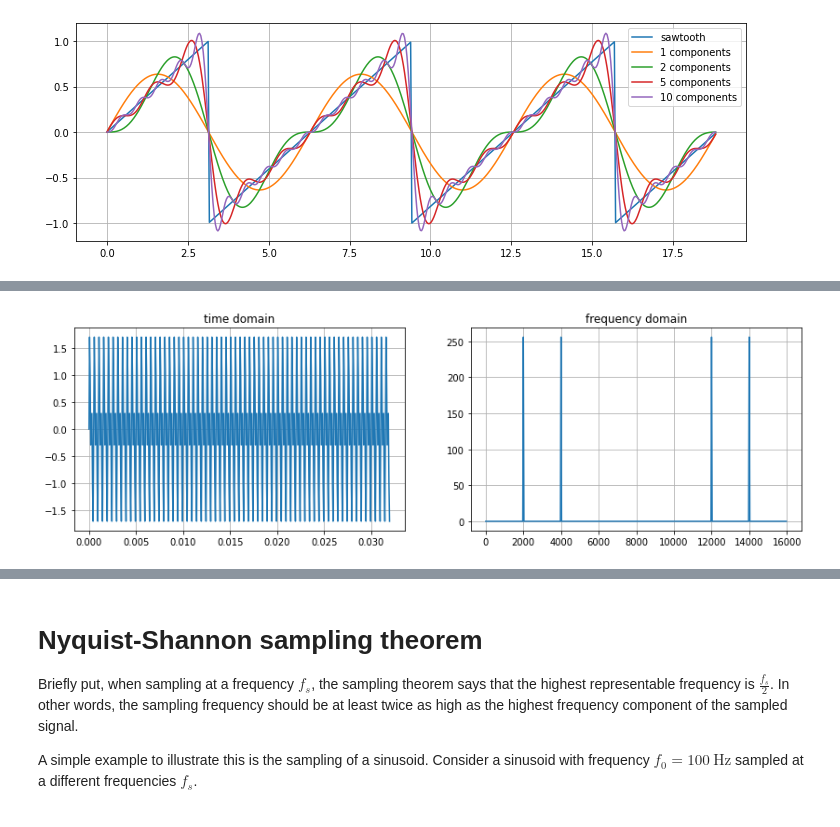
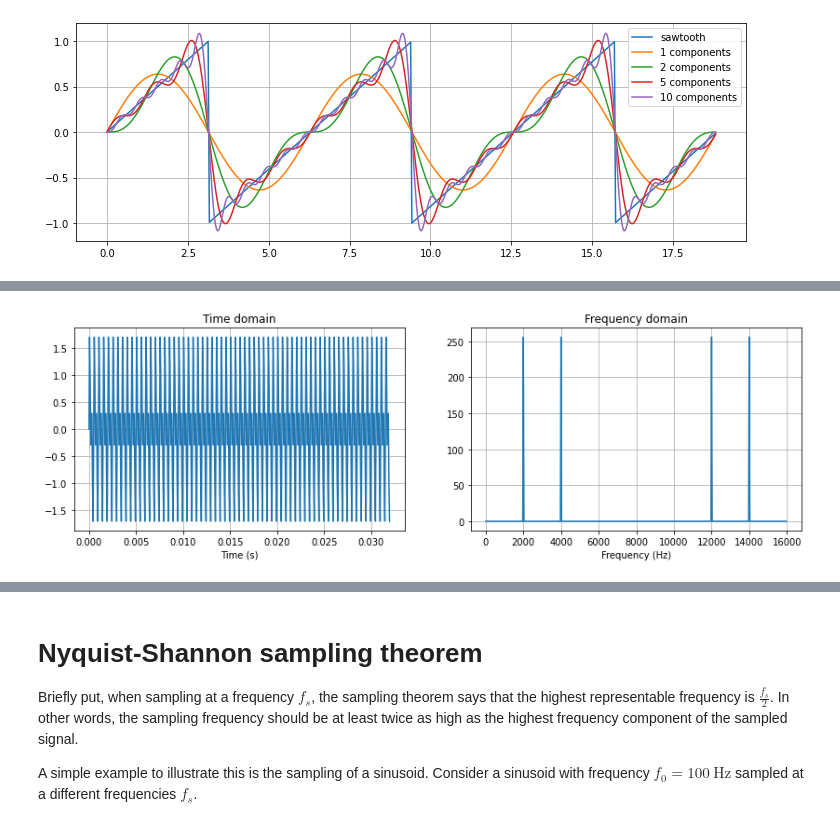
Before and after one commit to philgzl/dsp-primer, a Jupyter notebook: notebook.ipynb, the cells around one changed output, grey strips where cells are left out. Saved outputs shown, nothing was run; the diff lists cells and outputs as text; code cells hidden in the pictures.

```diff
--- a/notebook.ipynb
+++ b/notebook.ipynb
@@ -255,25 +307,27 @@ The DFT is implemented in `numpy` under `numpy.fft.fft`. FFT stands for Fast Fou
 # %%
 n = 512  # number of points
 fs = 16e3  # sampling frequency
 
 f1 = 2000  # frequency of the first component
 f2 = 4000  # frequency of the second component
 
 t = np.arange(n)/fs  # time axis
 x = np.sin(2*np.pi*f1*t) + np.sin(2*np.pi*f2*t)  # time-domain signal
 X = np.fft.fft(x)  # DFT
 f = np.arange(n)/n*fs  # frequency axis; see details further below
 
 fig, axes = plt.subplots(1, 2, figsize=(14, 4))
 axes[0].plot(t, x)
-axes[0].set_title('time domain')
+axes[0].set_title('Time domain')
+axes[0].set_xlabel('Time (s)')
 axes[1].plot(f, np.abs(X))  # we plot the magnitude as X is complex
-axes[1].set_title('frequency domain')
+axes[1].set_title('Frequency domain')
+axes[1].set_xlabel('Frequency (Hz)')
 
 plt.show()  # you should see two clean spikes at locations corresponding to f1 and f2
 # you should also see two extra spikes at fs-f1 and fs-f2; see details further below
 # %% [output]
-[figure, old version]
+[figure, new version]
 # %% [markdown]
 A few practical notes here already:
 * The DFT output is **two-sided**. Half of it's values correspond to **negative** frequencies. This makes sense for complex-valued signals, but for real-valued signals, opposite frequencies are conjugates and the information is thus redundant. It is thus common to **crop half of the FFT output**. You can also check the documentation for `numpy.fft.rfft` for more details, which outputs a one-sided signal already.
```
Also changed, not shown: parts of 28 cells of this notebook, 17 other files.
